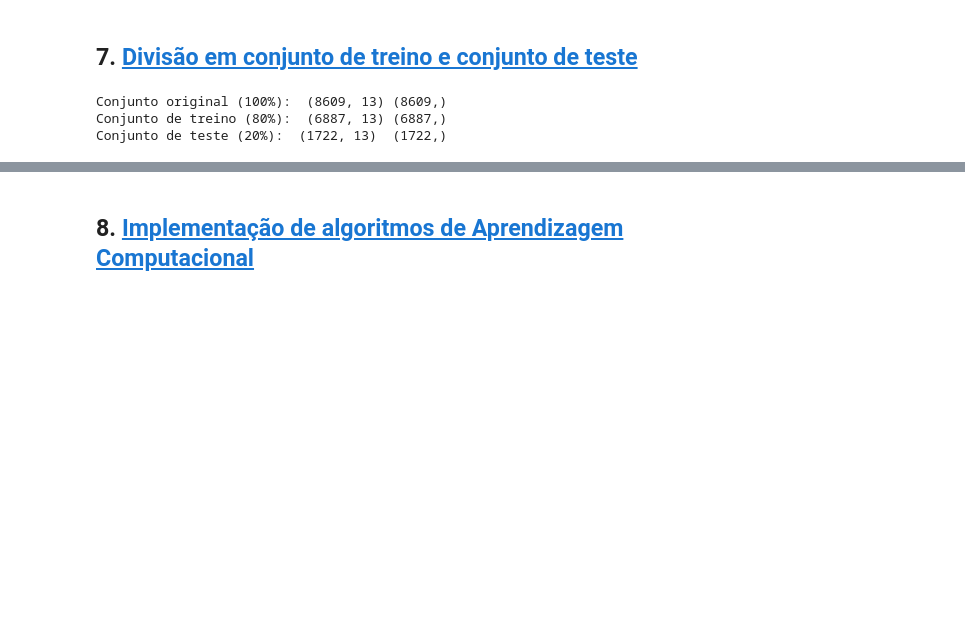
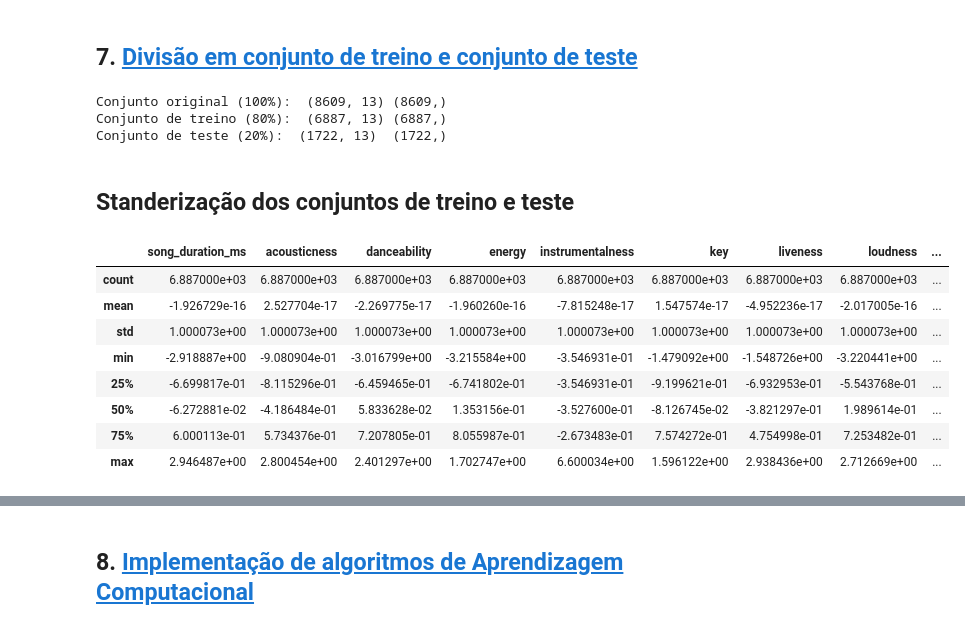
Before and after one commit to pfcv99/AC_Popularidade_musicas, a Jupyter notebook: Trabalho.ipynb, the cells around one changed output, grey strips where cells are left out. Saved outputs shown, nothing was run; the diff lists cells and outputs as text; code cells hidden in the pictures; blank space fills up the shorter version.

```diff
--- a/Trabalho.ipynb
+++ b/Trabalho.ipynb
@@ -385,3 +366,23 @@ print('Conjunto original (100%): ',X.shape,Y.shape,'\nConjunto de treino (80%):
 Conjunto original (100%):  (8609, 13) (8609,)
 Conjunto de treino (80%):  (6887, 13) (6887,)
 Conjunto de teste (20%):  (1722, 13)  (1722,)
+# %% [markdown]
+## Standerização dos conjuntos de treino e teste
+# %%
+from sklearn.preprocessing import StandardScaler
+std = StandardScaler()
+
+
+Train_X_std = std.fit_transform(Train_X)
+Train_X_std = pd.DataFrame(Train_X_std, columns=X.columns)
+Train_X_std.describe()
+# %% [output]
+|  | song_duration_ms | acousticness | danceability | energy | instrumentalness | key | liveness | loudness | ... |
+| count | 6.887000e+03 | 6.887000e+03 | 6.887000e+03 | 6.887000e+03 | 6.887000e+03 | 6.887000e+03 | 6.887000e+03 | 6.887000e+03 | ... |
+| mean | -1.926729e-16 | 2.527704e-17 | -2.269775e-17 | -1.960260e-16 | -7.815248e-17 | 1.547574e-17 | -4.952236e-17 | -2.017005e-16 | ... |
+| std | 1.000073e+00 | 1.000073e+00 | 1.000073e+00 | 1.000073e+00 | 1.000073e+00 | 1.000073e+00 | 1.000073e+00 | 1.000073e+00 | ... |
+| min | -2.918887e+00 | -9.080904e-01 | -3.016799e+00 | -3.215584e+00 | -3.546931e-01 | -1.479092e+00 | -1.548726e+00 | -3.220441e+00 | ... |
+| 25% | -6.699817e-01 | -8.115296e-01 | -6.459465e-01 | -6.741802e-01 | -3.546931e-01 | -9.199621e-01 | -6.932953e-01 | -5.543768e-01 | ... |
+| 50% | -6.272881e-02 | -4.186484e-01 | 5.833628e-02 | 1.353156e-01 | -3.527600e-01 | -8.126745e-02 | -3.821297e-01 | 1.989614e-01 | ... |
+| 75% | 6.000113e-01 | 5.734376e-01 | 7.207805e-01 | 8.055987e-01 | -2.673483e-01 | 7.574272e-01 | 4.754998e-01 | 7.253482e-01 | ... |
+| max | 2.946487e+00 | 2.800454e+00 | 2.401297e+00 | 1.702747e+00 | 6.600034e+00 | 1.596122e+00 | 2.938436e+00 | 2.712669e+00 | ... |
```
Also changed, not shown: parts of 13 cells of this notebook.
